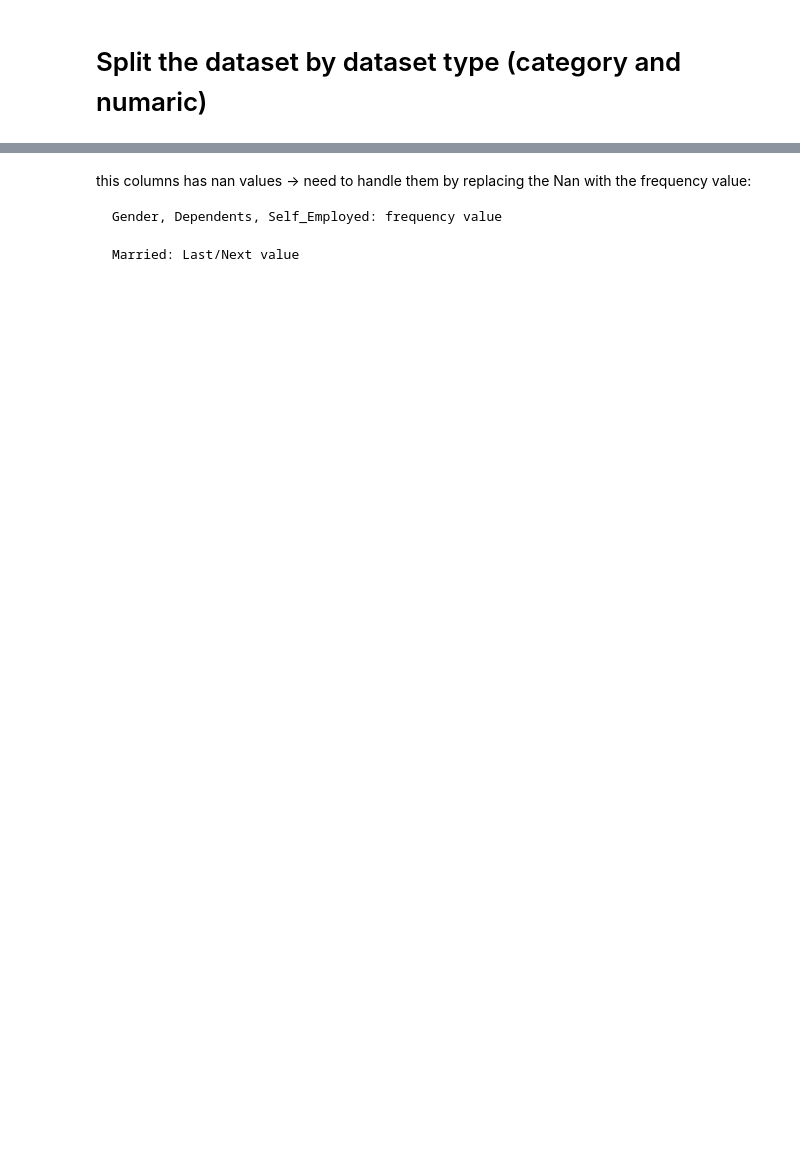
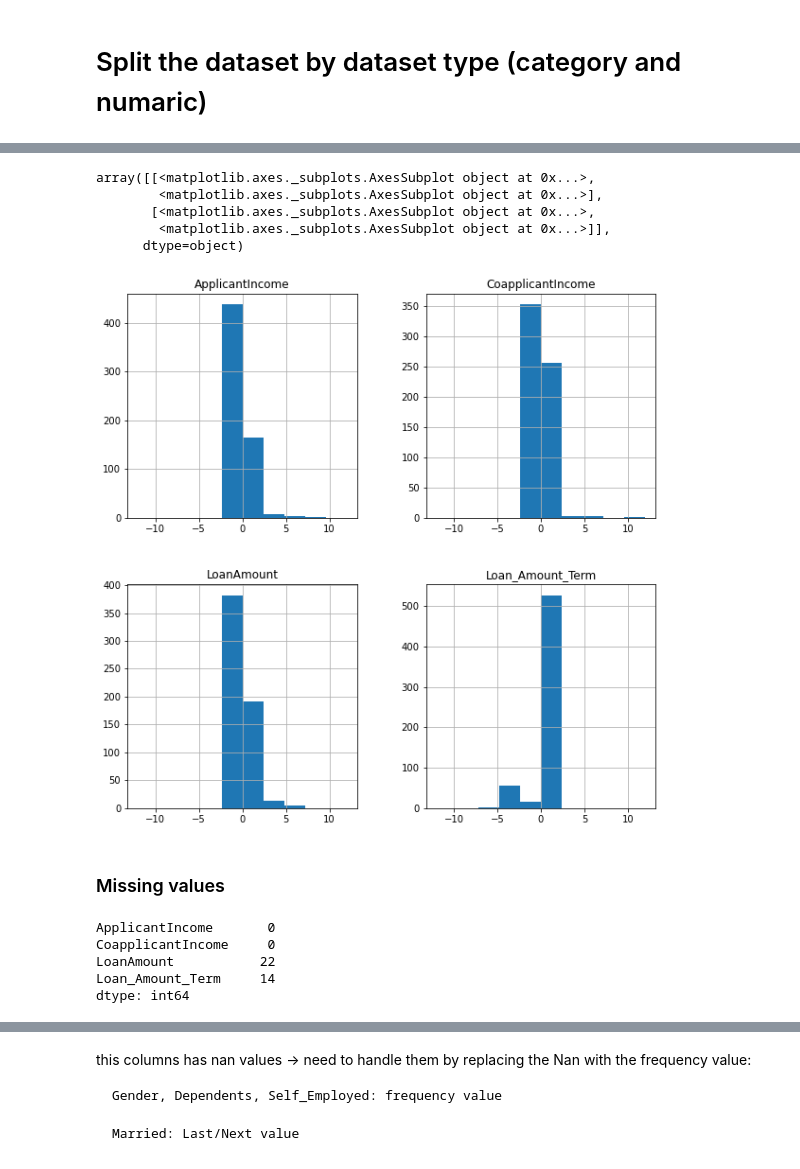
Before and after one commit to mawada-sweis/Loan-prediction-dataset, a Jupyter notebook: data_cleaning.ipynb, the cells around one changed output, grey strips where cells are left out. Cells and saved outputs as stored; diff of their text form; code cells hidden in the pictures; blank space fills up the shorter version.

```diff
--- a/data_cleaning.ipynb
+++ b/data_cleaning.ipynb
@@ -87,0 +122,3 @@ train_cetagory = train_data.select_dtypes(include=cetagory)
+# %%
+train_numaric = train_numaric.drop('Credit_History', axis=1)
+train_cetagory['Credit_History'] = train_data.Credit_History
@@ -87,0 +133,5 @@ train_cetagory = train_data.select_dtypes(include=cetagory)
+# %%
+for col in train_numaric.columns:
+    train_data[col] = (train_numaric[col]-train_numaric[col].mean())/train_numaric[col].std()
+
+train_numaric = (train_numaric-train_numaric.mean())/train_numaric.std()
@@ -87,0 +154,19 @@ train_cetagory = train_data.select_dtypes(include=cetagory)
+# %%
+train_numaric.hist(figsize=(10,10),range=[-12, 12])
+# %% [output]
+array([[<matplotlib.axes._subplots.AxesSubplot object at 0x...>,
+        <matplotlib.axes._subplots.AxesSubplot object at 0x...>],
+       [<matplotlib.axes._subplots.AxesSubplot object at 0x...>,
+        <matplotlib.axes._subplots.AxesSubplot object at 0x...>]],
+      dtype=object)
+[figure, added]
+# %% [markdown]
+### Missing values
+# %%
+train_numaric.isna().sum()
+# %% [output]
+ApplicantIncome       0
+CoapplicantIncome     0
+LoanAmount           22
+Loan_Amount_Term     14
+dtype: int64
```
Also changed, not shown: parts of 33 cells of this notebook.
